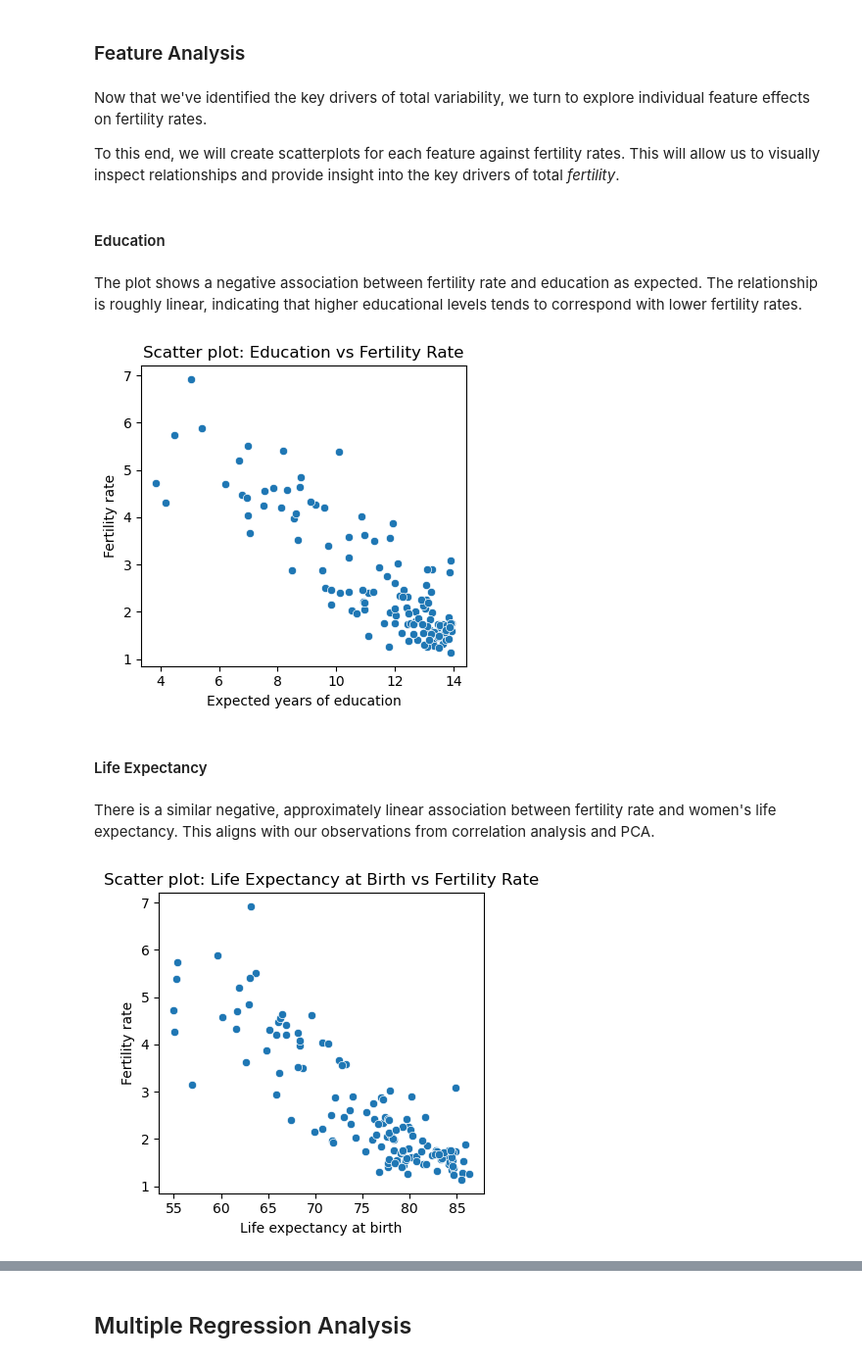
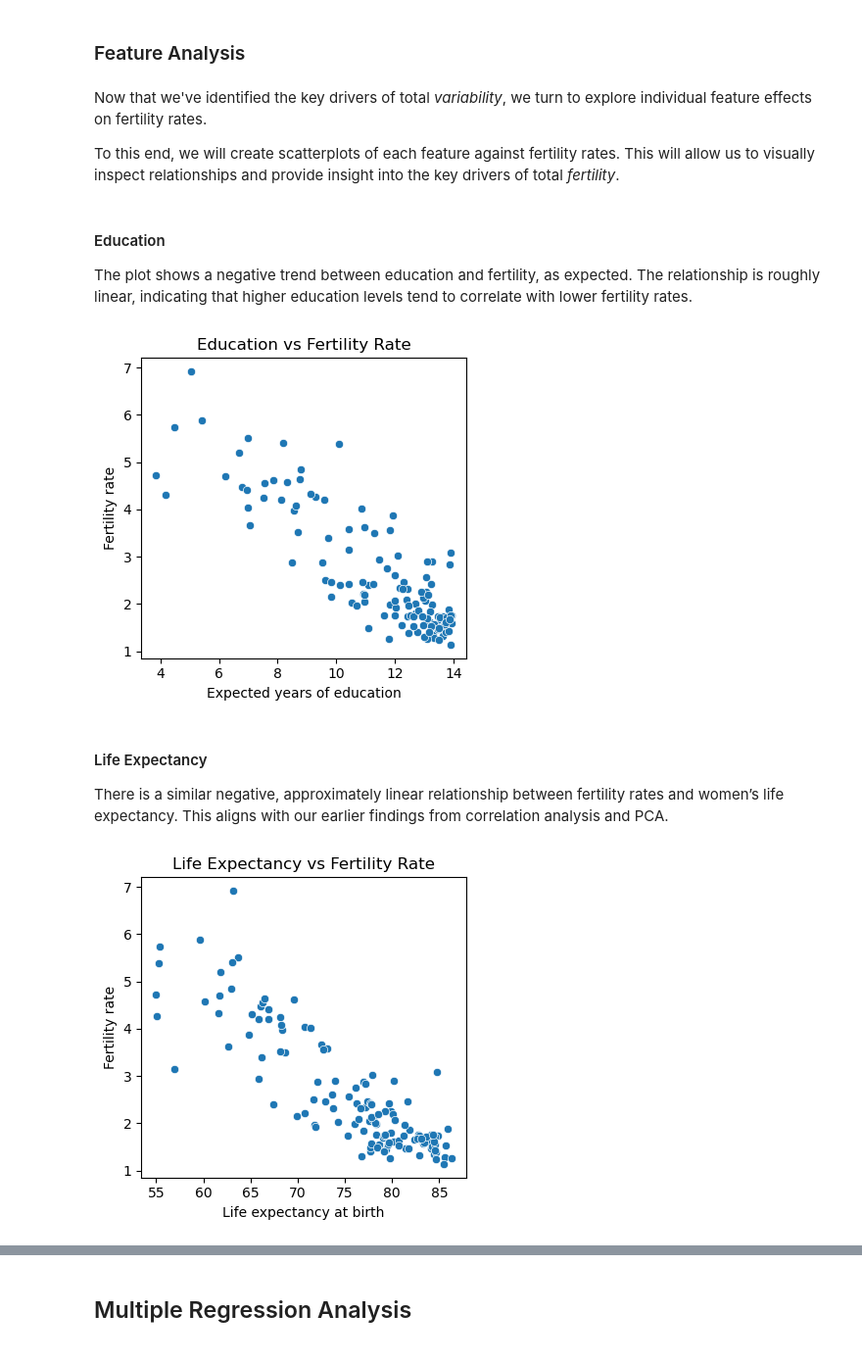
Before and after one commit to aliason/fertility-rates, a Jupyter notebook: final-project/project-final.ipynb, the cells around one changed output, grey strips where cells are left out. Shown at 98% size. Drawn from its saved outputs; the diff is of its cells as text; code cells hidden in the pictures.

```diff
--- a/final-project/project-final.ipynb
+++ b/final-project/project-final.ipynb
@@ -270,48 +256,36 @@ It's important to note that PCA captures variability in the entire dataset, not
 # %% [markdown]
 ### Feature Analysis
 # %% [markdown]
-Now that we've identified the key drivers of total variability, we turn to explore individual feature effects on fertility rates.
+Now that we've identified the key drivers of total *variability*, we turn to explore individual feature effects on fertility rates.
 
-To this end, we will create scatterplots for each feature against fertility rates. This will allow us to visually inspect relationships and provide insight into the key drivers of total *fertility*.
+To this end, we will create scatterplots of each feature against fertility rates. This will allow us to visually inspect relationships and provide insight into the key drivers of total *fertility*.
-# %% [markdown]
-#### Education
 # %% [markdown]
-The plot shows a negative association between fertility rate and education as expected. The relationship is roughly linear, indicating that higher educational levels tends to correspond with lower fertility rates.
+#### Education
+
+The plot shows a negative trend between education and fertility, as expected. The relationship is roughly linear, indicating that higher education levels tend to correlate with lower fertility rates.
 # %%
 plt.figure(figsize=(4,4))
-
-sns.scatterplot(
-    data=data,
-    x="educ_expected_yrs_f",
-    y="fertility_total"
-)
+sns.scatterplot(data = data, x = "educ_expected_yrs_f", y = "fertility_total")  # create plot
 
 plt.xlabel("Expected years of education")
 plt.ylabel("Fertility rate")
-plt.title("Scatter plot: Education vs Fertility Rate")
-
+plt.title("Education vs Fertility Rate")
 plt.tight_layout()
 plt.show()
 # %% [output]
-[figure, old version]
+[figure, new version]
-# %% [markdown]
-#### Life Expectancy
 # %% [markdown]
-There is a similar negative, approximately linear association between fertility rate and women's life expectancy. This aligns with our observations from correlation analysis and PCA.
+#### Life Expectancy
+
+There is a similar negative, approximately linear relationship between fertility rates and women’s life expectancy. This aligns with our earlier findings from correlation analysis and PCA.
 # %%
 plt.figure(figsize=(4,4))
-
-sns.scatterplot(
-    data=data,
-    x="life_birthf",
-    y="fertility_total"
-)
+sns.scatterplot(data = data, x = "life_birthf", y = "fertility_total")
 
 plt.xlabel("Life expectancy at birth")
 plt.ylabel("Fertility rate")
-plt.title("Scatter plot: Life Expectancy at Birth vs Fertility Rate")
-
+plt.title("Life Expectancy vs Fertility Rate")
 plt.tight_layout()
 plt.show()
 # %% [output]
-[figure, old version]
+[figure, new version]
```
Also changed, not shown: parts of 60 cells of this notebook.
